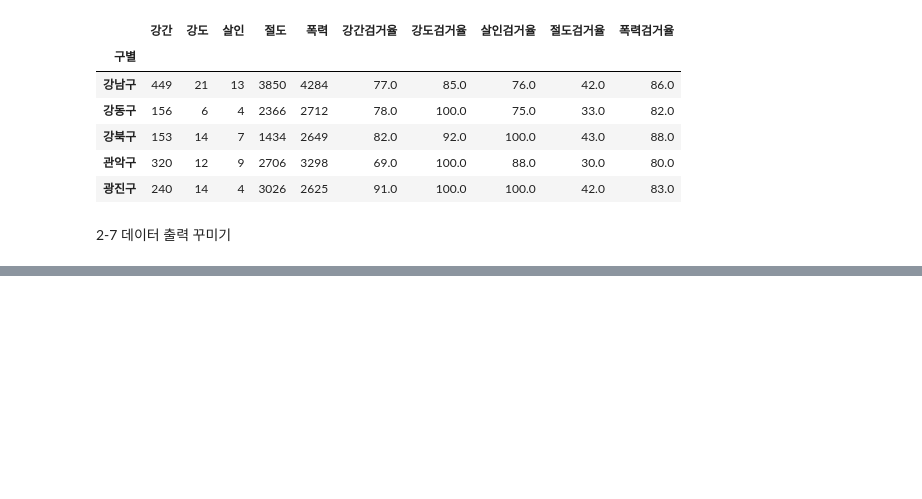
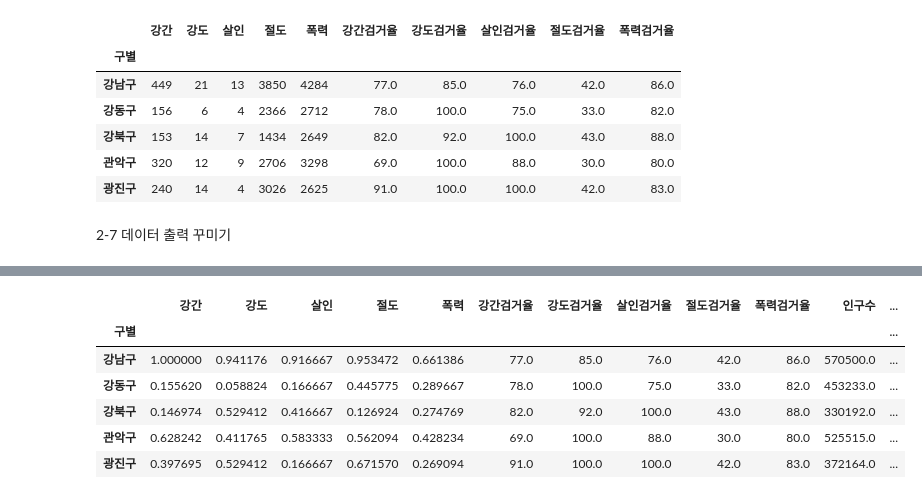
Before and after one commit to mike2ox/databreak-python-basic, a Jupyter notebook: data_science_by_python_02.ipynb, the cells around one changed output, grey strips where cells are left out. Saved outputs shown, nothing was run; the diff lists cells and outputs as text; code cells hidden in the pictures; blank space fills up the shorter version.

```diff
--- a/data_science_by_python_02.ipynb
+++ b/data_science_by_python_02.ipynb
@@ -281,12 +284,14 @@ crime_anal.head()
 # %%
 from sklearn import preprocessing
 
-crime_anal["강간 "]
-# minmax_scaler = preprocessing.MinMaxScaler()
+# column 이름 저장을 제대로 못해서 rename
+crime_anal.rename(columns={'강간 ':'강간',
+                           '강도 ':'강도',
+                           '살인 ':'살인',
+                           '절도 ':'절도',
+                           '폭력 ':'폭력'}, inplace=True)
+x= crime_anal[col].values
+min_max_scaler = preprocessing.MinMaxScaler()
 
-# x_scaled = minmax_scaler.fit_transform(x.astype(float))
-# crime_anal_norm = pd.DataFrame(x_scaled, columns=add, index=crime_anal.index)
-
-# col2 = ['강감검거율', '강도검거율', '살인검거율', '절도검거율','폭력검거율']
-# crime_anal_norm[col2] = crime_anal[col2]
-# crime_anal_norm.head()
+x_scaled = min_max_scaler.fit_transform(x.astype(float))
+crime_anal_norm = pd.DataFrame(x_scaled, columns=col, index=crime_anal.index)
@@ -310,0 +298,4 @@ Name: 강간 , dtype: int64
+# %%
+col2 = ['강간검거율', '강도검거율','살인검거율','절도검거율','폭력검거율']
+crime_anal_norm[col2] = crime_anal[col2]
+crime_anal_norm.head()
@@ -310,0 +310,12 @@ Name: 강간 , dtype: int64
+# %%
+resultCCTV = pd.read_csv('./databreak-python-basic/data/01. CCTV_result.csv', encoding='utf-8', index_col='구별')
+crime_anal_norm[['인구수', 'CCTV']] = resultCCTV[['인구수', '소계']]
+crime_anal_norm.head()
+# %% [output]
+|  | 강간 | 강도 | 살인 | 절도 | 폭력 | 강간검거율 | 강도검거율 | 살인검거율 | 절도검거율 | 폭력검거율 | 인구수 | ... |
+| 구별 |  |  |  |  |  |  |  |  |  |  |  | ... |
+| 강남구 | 1.000000 | 0.941176 | 0.916667 | 0.953472 | 0.661386 | 77.0 | 85.0 | 76.0 | 42.0 | 86.0 | 570500.0 | ... |
+| 강동구 | 0.155620 | 0.058824 | 0.166667 | 0.445775 | 0.289667 | 78.0 | 100.0 | 75.0 | 33.0 | 82.0 | 453233.0 | ... |
+| 강북구 | 0.146974 | 0.529412 | 0.416667 | 0.126924 | 0.274769 | 82.0 | 92.0 | 100.0 | 43.0 | 88.0 | 330192.0 | ... |
+| 관악구 | 0.628242 | 0.411765 | 0.583333 | 0.562094 | 0.428234 | 69.0 | 100.0 | 88.0 | 30.0 | 80.0 | 525515.0 | ... |
+| 광진구 | 0.397695 | 0.529412 | 0.166667 | 0.671570 | 0.269094 | 91.0 | 100.0 | 100.0 | 42.0 | 83.0 | 372164.0 | ... |
```
Also changed, not shown: parts of 11 cells of this notebook.
